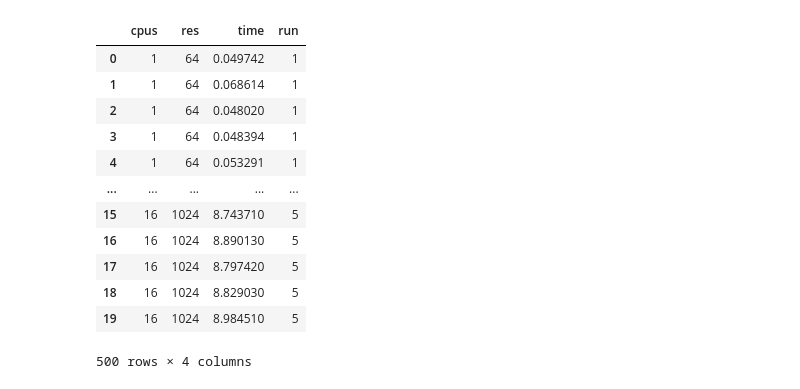
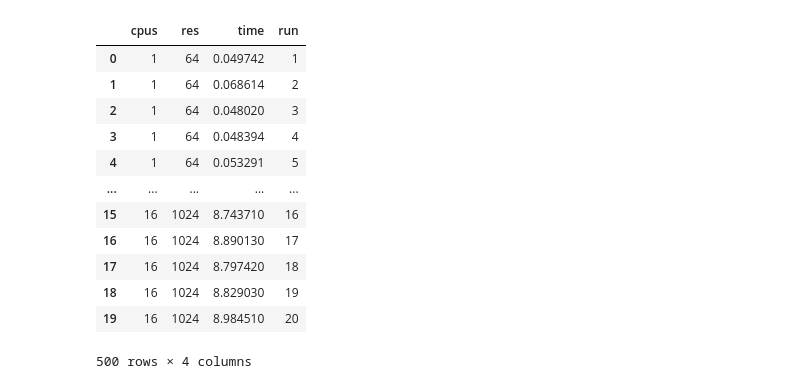
Before and after one commit to benedict-armstrong/hpc, a Jupyter notebook: project03/code/out/reshape.ipynb, the cells around one changed output. Saved outputs shown, nothing was run; the diff lists cells and outputs as text; code cells hidden in the pictures.

```diff
--- a/project03/code/out/reshape.ipynb
+++ b/project03/code/out/reshape.ipynb
@@ -2,7 +2,7 @@
 import pandas as pd
 import json
 # %%
-with open("strong_scaling_results.json") as f:
+with open("weak_scaling.json") as f:
     weak = json.load(f)
 
 with open("strong_scaling_results.json") as f:
@@ -30,4 +30,7 @@ weak
 # %%
+import math
+
+
 weak_df = pd.DataFrame()
 
 times = weak["times"]
@@ -37,17 +40,18 @@ runs = weak["runs"]
 
 for i, t in enumerate(times):
     s = sizes[i]
-    thread = threads[i]
     for j, time in enumerate(t):
+        t = threads[j]
         temp_df = pd.DataFrame({
-            "cpus": thread,
-            "res": s,
+            "cpus": t,
+            "res": int(s* math.sqrt(t)),
             "base_res": s,
             "time": time,
-            "run": j + 1,
+            "run": list(range(1, len(time) + 1)),
         })
 
         weak_df = pd.concat([weak_df, temp_df])
+
 
 
 # save to csv
@@ -71,41 +75,41 @@ weak_df
 # %%
 # repeat for strong scaling
 strong_df = pd.DataFrame()
 
 times = strong["times"]
 threads = strong["threads"]
 sizes = strong["sizes"]
 runs = strong["runs"]
 
 for i, t in enumerate(times):
     s = sizes[i]
-    thread = threads[i]
     for j, time in enumerate(t):
+        thread = threads[j]
         temp_df = pd.DataFrame({
             "cpus": thread,
             "res": s,
             "time": time,
-            "run": j + 1
+            "run": list(range(1, len(time) + 1)),
         })
 
         strong_df = pd.concat([strong_df, temp_df])
 
 
 # save to csv
 strong_df.to_csv(
     "../../../project05/code/mini_app/out/results_strong_omp.csv", index=False)
 strong_df
 # %% [output]
 |  | cpus | res | time | run |
 | 0 | 1 | 64 | 0.049742 | 1 |
-| 1 | 1 | 64 | 0.068614 | 1 |
-| 2 | 1 | 64 | 0.048020 | 1 |
-| 3 | 1 | 64 | 0.048394 | 1 |
-| 4 | 1 | 64 | 0.053291 | 1 |
+| 1 | 1 | 64 | 0.068614 | 2 |
+| 2 | 1 | 64 | 0.048020 | 3 |
+| 3 | 1 | 64 | 0.048394 | 4 |
+| 4 | 1 | 64 | 0.053291 | 5 |
 | ... | ... | ... | ... | ... |
-| 15 | 16 | 1024 | 8.743710 | 5 |
-| 16 | 16 | 1024 | 8.890130 | 5 |
-| 17 | 16 | 1024 | 8.797420 | 5 |
-| 18 | 16 | 1024 | 8.829030 | 5 |
-| 19 | 16 | 1024 | 8.984510 | 5 |
+| 15 | 16 | 1024 | 8.743710 | 16 |
+| 16 | 16 | 1024 | 8.890130 | 17 |
+| 17 | 16 | 1024 | 8.797420 | 18 |
+| 18 | 16 | 1024 | 8.829030 | 19 |
+| 19 | 16 | 1024 | 8.984510 | 20 |
 500 rows × 4 columns
```
Also changed, not shown: parts of 2 cells of this notebook, 14 other files.
